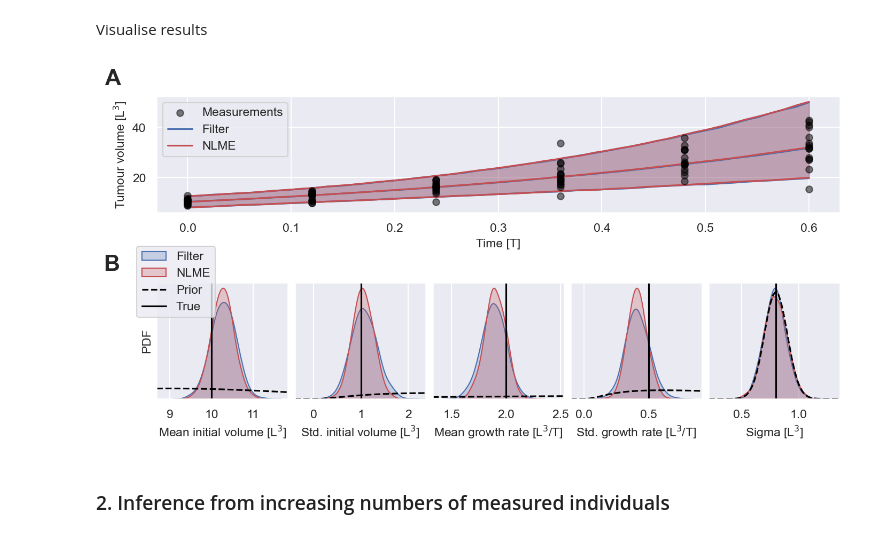
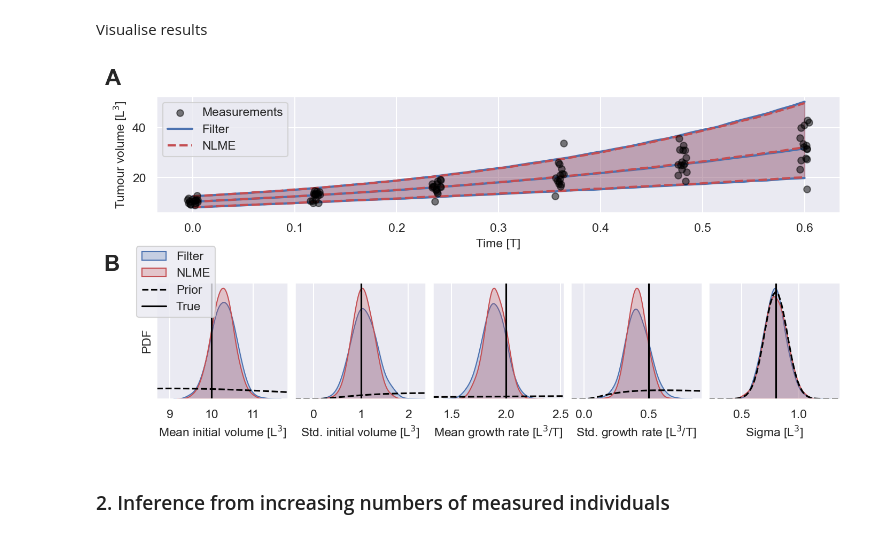
Before and after one commit to DavAug/filter-inference, a Jupyter notebook: results/1_cancer_growth/results.ipynb, the cells around one changed output. Saved outputs shown, nothing was run; the diff lists cells and outputs as text; code cells hidden in the pictures.

Commit message:
update figure

```diff
--- a/results/1_cancer_growth/results.ipynb
+++ b/results/1_cancer_growth/results.ipynb
@@ -141,9 +141,10 @@ for idm, meas in enumerate(measurements):
     label = None
     if idm == 0:
         label = 'Measurements'
+    jitter = np.random.uniform(-0.005, 0.005, size=len(times))
     axes[0].scatter(
-        times, meas[0], color='black', marker='o', alpha=0.5, label=label,
-        zorder=10)
+        times + jitter, meas[0], color='black', marker='o', alpha=0.5,
+        label=label, zorder=10)
 
 # Plot population filter inference results (measurement space)
 n_samples = 5000
@@ -169,14 +170,14 @@ fifth_percentile = np.percentile(simulated_measurements, q=5, axis=0)
 median = np.percentile(simulated_measurements, q=50, axis=0)
 ninetyfifth_percentile = np.percentile(simulated_measurements, q=95, axis=0)
 axes[0].plot(
-    t, fifth_percentile, color=sns.color_palette()[0])
+    t, fifth_percentile, color=sns.color_palette()[0], linewidth=2)
 axes[0].plot(
-    t, ninetyfifth_percentile, color=sns.color_palette()[0])
+    t, ninetyfifth_percentile, color=sns.color_palette()[0], linewidth=2)
 axes[0].fill_between(
     t, fifth_percentile, ninetyfifth_percentile,
     color=sns.color_palette()[0], alpha=0.3)
 axes[0].plot(
-    t, median, color=sns.color_palette()[0], label='Filter')
+    t, median, color=sns.color_palette()[0], label='Filter', linewidth=2)
 
 # Plot population NLME inference results (measurement space)
 n_samples = 5000
@@ -202,14 +203,17 @@ fifth_percentile = np.percentile(simulated_measurements, q=5, axis=0)
 median = np.percentile(simulated_measurements, q=50, axis=0)
 ninetyfifth_percentile = np.percentile(simulated_measurements, q=95, axis=0)
 axes[0].plot(
-    t, fifth_percentile, color=sns.color_palette()[3])
+    t, fifth_percentile, color=sns.color_palette()[3], linestyle='dashed',
+    linewidth=2)
 axes[0].plot(
-    t, ninetyfifth_percentile, color=sns.color_palette()[3])
+    t, ninetyfifth_percentile, color=sns.color_palette()[3],
+    linestyle='dashed', linewidth=2)
 axes[0].fill_between(
     t, fifth_percentile, ninetyfifth_percentile,
     color=sns.color_palette()[3], alpha=0.3)
 axes[0].plot(
-    t, median, color=sns.color_palette()[3], label='NLME')
+    t, median, color=sns.color_palette()[3], label='NLME', linestyle='dashed',
+    linewidth=2)
 axes[0].set_xlabel('Time [T]', fontsize=fontsize)
 axes[0].set_ylabel(r'Tumour volume [L$^3$]', fontsize=fontsize)
 axes[0].tick_params(labelsize=fontsize)
@@ -251,34 +255,34 @@ for idp, param in enumerate(parameters):
     axes[idp+1].plot(xs, evals, color='black', linestyle='--', label='Prior')
     axes[idp+1].set_xlim([min_value, max_value])
 
 for idp, param in enumerate(true_parameters):
     axes[idp+1].axvline(x=param, color='black', label='True')
 names = [
     r'Mean initial volume [L$^3$]', r'Std. initial volume [L$^3$]',
     r'Mean growth rate [L$^3$/T]', r'Std. growth rate [L$^3$/T]',
     r'Sigma [L$^3$]']
 for idn, n in enumerate(names):
     axes[idn+1].set_xlabel(n, fontsize=fontsize)
     if idn == 0:
         axes[idn+1].set_ylabel('PDF', fontsize=fontsize)
         axes[idn+1].set_yticks([])
     else:
         axes[idn+1].get_yaxis().set_visible(False)
     axes[idn+1].tick_params(labelsize=fontsize)
 
 axes[1].legend(loc=[-0.15, 0.7], fontsize=int(fontsize))
 
 # Export figure
 plt.savefig(
     directory + '/4_nlme_inference_versus_filter_inference.tif',
     bbox_inches='tight')
 plt.savefig(
     directory + '/4_nlme_inference_versus_filter_inference.pdf',
     bbox_inches='tight')
 
 plt.show()
 # %% [output]
-[figure, old version]
+[figure, new version]
 # %% [markdown]
 ### 2. Inference from increasing numbers of measured individuals
 # %% [markdown]
```
Also changed, not shown: 2 other files.
